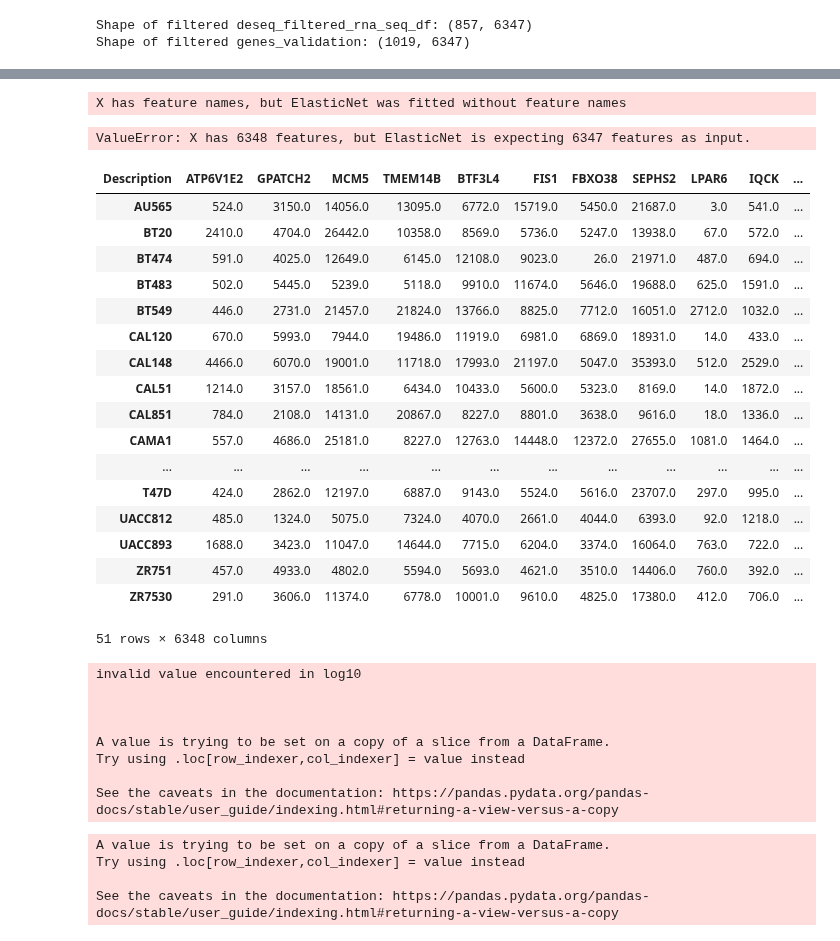
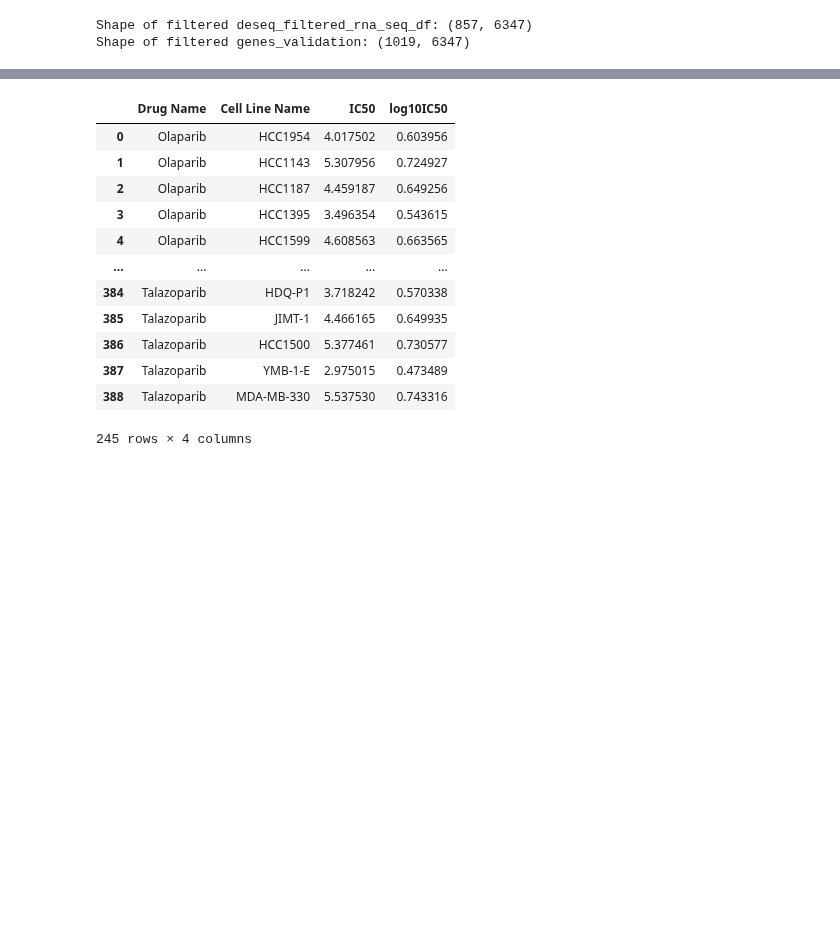
Before and after one commit to l1joseph/Multiscale_HRD_Classifier, a Jupyter notebook: prelim_analysis/BRCAness_cleanup.ipynb, the cells around one changed output, grey strips where cells are left out. Drawn from its saved outputs; the diff is of its cells as text; code cells hidden in the pictures; blank space fills up the shorter version.

```diff
--- a/prelim_analysis/BRCAness_cleanup.ipynb
+++ b/prelim_analysis/BRCAness_cleanup.ipynb
@@ -217,58 +236,34 @@ array([ 898.2153817 , 1155.3497302 ,  152.98440355, -220.30633851,
-# %%
-predictions = elastic_net_model.predict(breast_filt)
-# Display or save the predictions
-print(predictions)
-
-# Optionally, add predictions as a new column to the DataFrame
-breast_filt['predictions'] = predictions
-# %% [output]
-X has feature names, but ElasticNet was fitted without feature names
-ValueError: X has 6348 features, but ElasticNet is expecting 6347 features as input.
 # %%
 breast_filt.index = breast_filt.index.str.split('_').str[0]
-# %%
-breast_filt
-# %% [output]
-| Description | ATP6V1E2 | GPATCH2 | MCM5 | TMEM14B | BTF3L4 | FIS1 | FBXO38 | SEPHS2 | LPAR6 | IQCK | ... |
-| AU565 | 524.0 | 3150.0 | 14056.0 | 13095.0 | 6772.0 | 15719.0 | 5450.0 | 21687.0 | 3.0 | 541.0 | ... |
-| BT20 | 2410.0 | 4704.0 | 26442.0 | 10358.0 | 8569.0 | 5736.0 | 5247.0 | 13938.0 | 67.0 | 572.0 | ... |
-| BT474 | 591.0 | 4025.0 | 12649.0 | 6145.0 | 12108.0 | 9023.0 | 26.0 | 21971.0 | 487.0 | 694.0 | ... |
-| BT483 | 502.0 | 5445.0 | 5239.0 | 5118.0 | 9910.0 | 11674.0 | 5646.0 | 19688.0 | 625.0 | 1591.0 | ... |
-| BT549 | 446.0 | 2731.0 | 21457.0 | 21824.0 | 13766.0 | 8825.0 | 7712.0 | 16051.0 | 2712.0 | 1032.0 | ... |
-| CAL120 | 670.0 | 5993.0 | 7944.0 | 19486.0 | 11919.0 | 6981.0 | 6869.0 | 18931.0 | 14.0 | 433.0 | ... |
-| CAL148 | 4466.0 | 6070.0 | 19001.0 | 11718.0 | 17993.0 | 21197.0 | 5047.0 | 35393.0 | 512.0 | 2529.0 | ... |
-| CAL51 | 1214.0 | 3157.0 | 18561.0 | 6434.0 | 10433.0 | 5600.0 | 5323.0 | 8169.0 | 14.0 | 1872.0 | ... |
-| CAL851 | 784.0 | 2108.0 | 14131.0 | 20867.0 | 8227.0 | 8801.0 | 3638.0 | 9616.0 | 18.0 | 1336.0 | ... |
-| CAMA1 | 557.0 | 4686.0 | 25181.0 | 8227.0 | 12763.0 | 14448.0 | 12372.0 | 27655.0 | 1081.0 | 1464.0 | ... |
-| ... | ... | ... | ... | ... | ... | ... | ... | ... | ... | ... | ... |
-| T47D | 424.0 | 2862.0 | 12197.0 | 6887.0 | 9143.0 | 5524.0 | 5616.0 | 23707.0 | 297.0 | 995.0 | ... |
-| UACC812 | 485.0 | 1324.0 | 5075.0 | 7324.0 | 4070.0 | 2661.0 | 4044.0 | 6393.0 | 92.0 | 1218.0 | ... |
-| UACC893 | 1688.0 | 3423.0 | 11047.0 | 14644.0 | 7715.0 | 6204.0 | 3374.0 | 16064.0 | 763.0 | 722.0 | ... |
-| ZR751 | 457.0 | 4933.0 | 4802.0 | 5594.0 | 5693.0 | 4621.0 | 3510.0 | 14406.0 | 760.0 | 392.0 | ... |
-| ZR7530 | 291.0 | 3606.0 | 11374.0 | 6778.0 | 10001.0 | 9610.0 | 4825.0 | 17380.0 | 412.0 | 706.0 | ... |
-51 rows × 6348 columns
 # %%
-# drug_resp = pd.read_csv('../data/validation/BRCA_IC_Sat Jan 11 20_40_55 2025.csv')
+import pandas as pd
+import numpy as np
+
+# Load the data
 drug_resp = pd.read_csv('../data/validation/BRCA_IC_Sat Jan 18 23_56_13 2025.csv')
 
+# Define PARP inhibitors
 parps = ['Olaparib', 'Talazoparib', 'Niraparib', 'Rucaparib', 'Veliparib']
+
+# Filter and select specific drugs
 parpi_resp = drug_resp[drug_resp['Drug Name'].isin(parps)]
-parpi_resp_filt = parpi_resp[['Drug Name', 'Cell Line Name', 'IC50']]
+parpi_resp_filt = parpi_resp[['Drug Name', 'Cell Line Name', 'IC50']].copy()
+
+# Apply transformations explicitly
+parpi_resp_filt['IC50'] = parpi_resp_filt['IC50'].clip(lower=1e-6)
 parpi_resp_filt['log10IC50'] = np.log10(parpi_resp_filt['IC50'])
-test = parpi_resp_filt[parpi_resp_filt['Drug Name'] == 'Olaparib']
+parpi_resp_filt
 # %% [output]
+|  | Drug Name | Cell Line Name | IC50 | log10IC50 |
+| 0 | Olaparib | HCC1954 | 4.017502 | 0.603956 |
+| 1 | Olaparib | HCC1143 | 5.307956 | 0.724927 |
+| 2 | Olaparib | HCC1187 | 4.459187 | 0.649256 |
+| 3 | Olaparib | HCC1395 | 3.496354 | 0.543615 |
+| 4 | Olaparib | HCC1599 | 4.608563 | 0.663565 |
+| ... | ... | ... | ... | ... |
+| 384 | Talazoparib | HDQ-P1 | 3.718242 | 0.570338 |
+| 385 | Talazoparib | JIMT-1 | 4.466165 | 0.649935 |
+| 386 | Talazoparib | HCC1500 | 5.377461 | 0.730577 |
+| 387 | Talazoparib | YMB-1-E | 2.975015 | 0.473489 |
+| 388 | Talazoparib | MDA-MB-330 | 5.537530 | 0.743316 |
-invalid value encountered in log10
-
-
-
-A value is trying to be set on a copy of a slice from a DataFrame.
-Try using .loc[row_indexer,col_indexer] = value instead
-
-See the caveats in the documentation: https://pandas.pydata.org/pandas-docs/stable/user_guide/indexing.html#returning-a-view-versus-a-copy
+245 rows × 4 columns
-# %%
-test['Cell Line Name'] = test['Cell Line Name'].str.replace('-', '', regex=False)
-# %% [output]
-A value is trying to be set on a copy of a slice from a DataFrame.
-Try using .loc[row_indexer,col_indexer] = value instead
-
-See the caveats in the documentation: https://pandas.pydata.org/pandas-docs/stable/user_guide/indexing.html#returning-a-view-versus-a-copy
```
Also changed, not shown: parts of 14 cells of this notebook.
